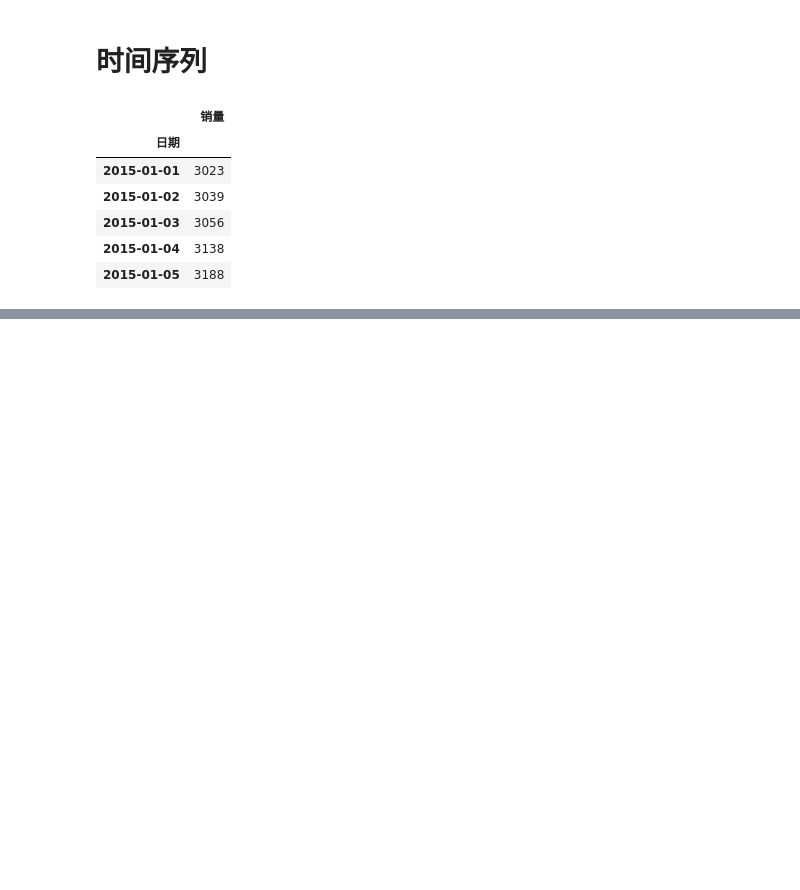
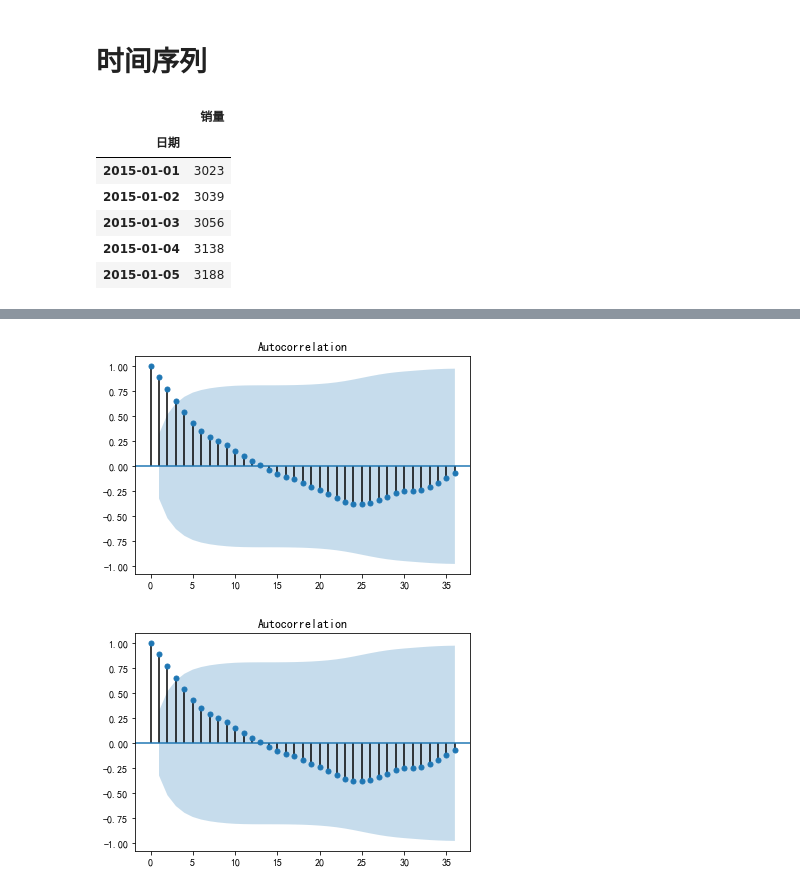
Before and after one commit to longfengpili/Python-Practice-of-Data-Analysis-and-Mining, a Jupyter notebook: chapter5挖掘建模.ipynb, the cells around one changed output, grey strips where cells are left out. Cells and saved outputs as stored; diff of their text form; code cells hidden in the pictures; blank space fills up the shorter version.

```diff
--- a/chapter5挖掘建模.ipynb
+++ b/chapter5挖掘建模.ipynb
@@ -438,0 +435,7 @@ result_1.plot(grid=True)
+# %%
+#自相关图
+from statsmodels.graphics.tsaplots import plot_acf
+plot_acf(data)
+# %% [output]
+[figure, added]
+[figure, added]
```
Also changed, not shown: parts of 22 cells of this notebook, 1 other file.
